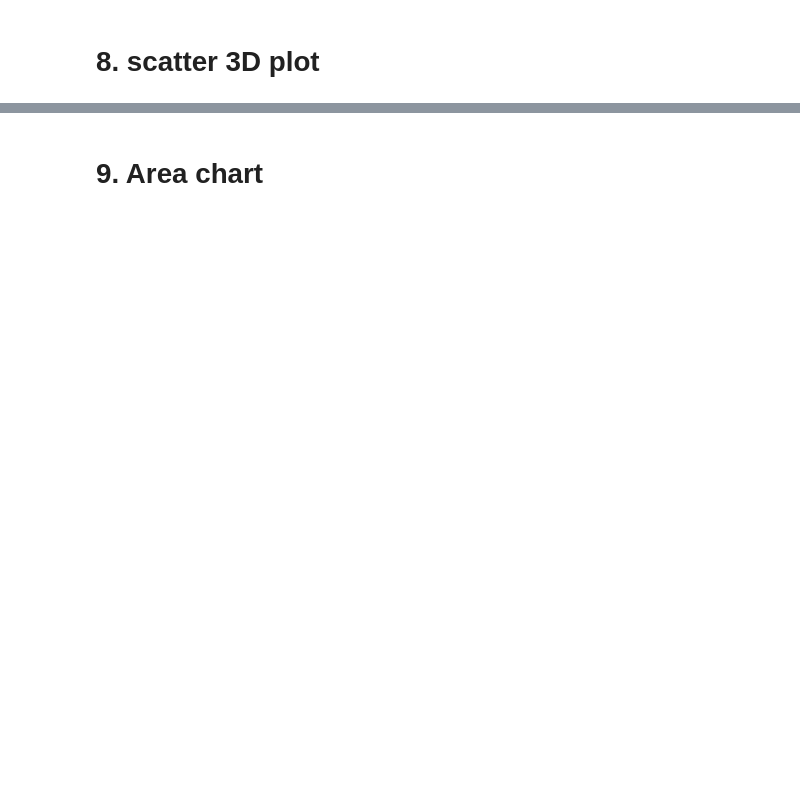
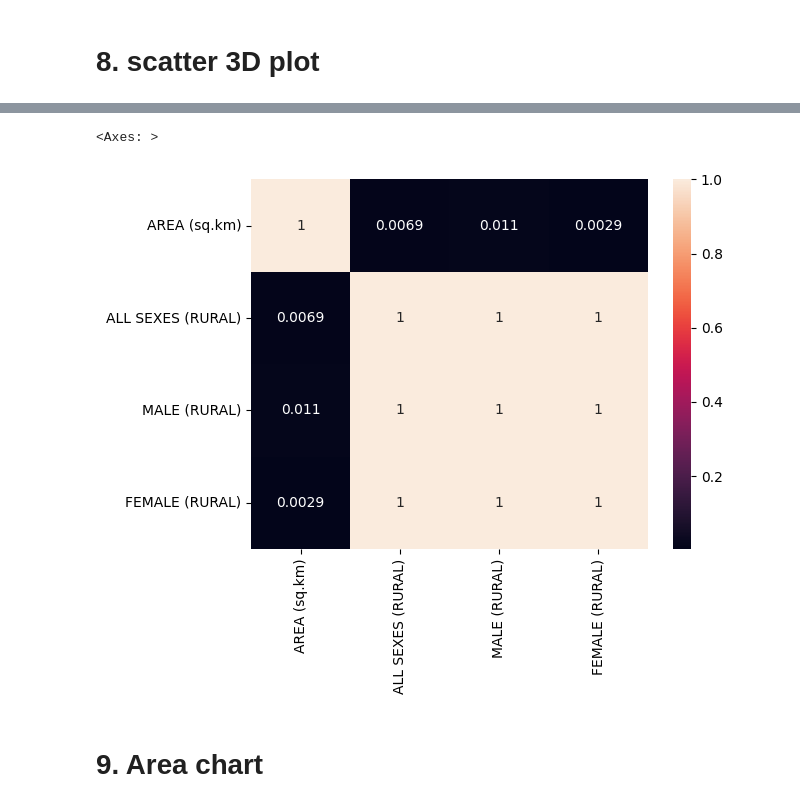
Before and after one commit to shaheeralics/Data-Science-Learning-With-Projects, a Jupyter notebook: Practice/2_Data_Visualization/Practice on Pakistan Population Data.ipynb, the cells around one changed output, grey strips where cells are left out. Saved outputs shown, nothing was run; the diff lists cells and outputs as text; code cells hidden in the pictures; blank space fills up the shorter version.

```diff
--- a/Practice/2_Data_Visualization/Practice on Pakistan Population Data.ipynb
+++ b/Practice/2_Data_Visualization/Practice on Pakistan Population Data.ipynb
@@ -234,0 +233,4 @@ fig8.write_html("./output/fig8.html")
+# %%
+df_numeric = df[['AREA (sq.km)',
+       'ALL SEXES (RURAL)', 'MALE (RURAL)', 'FEMALE (RURAL)',
+     ]]
@@ -235,2 +245,7 @@ fig8.write_html("./output/fig8.html")
+# %%
+sns.heatmap(df_numeric.corr(), annot = True)
+# %% [output]
+<Axes: >
+[figure, added]
 # %% [markdown]
 # 9. Area chart
```
Also changed, not shown: parts of 22 cells of this notebook.
